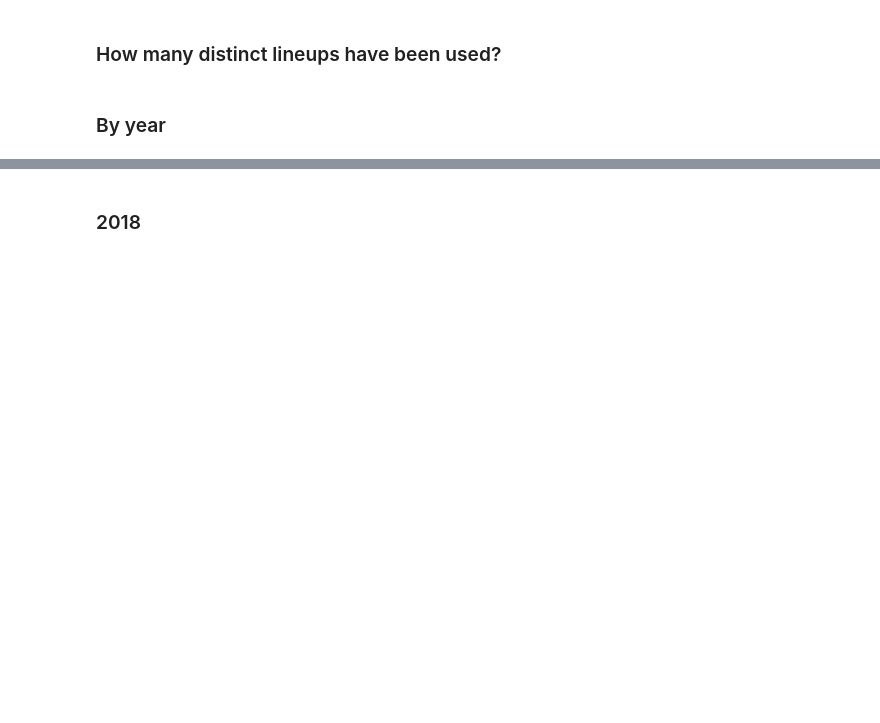
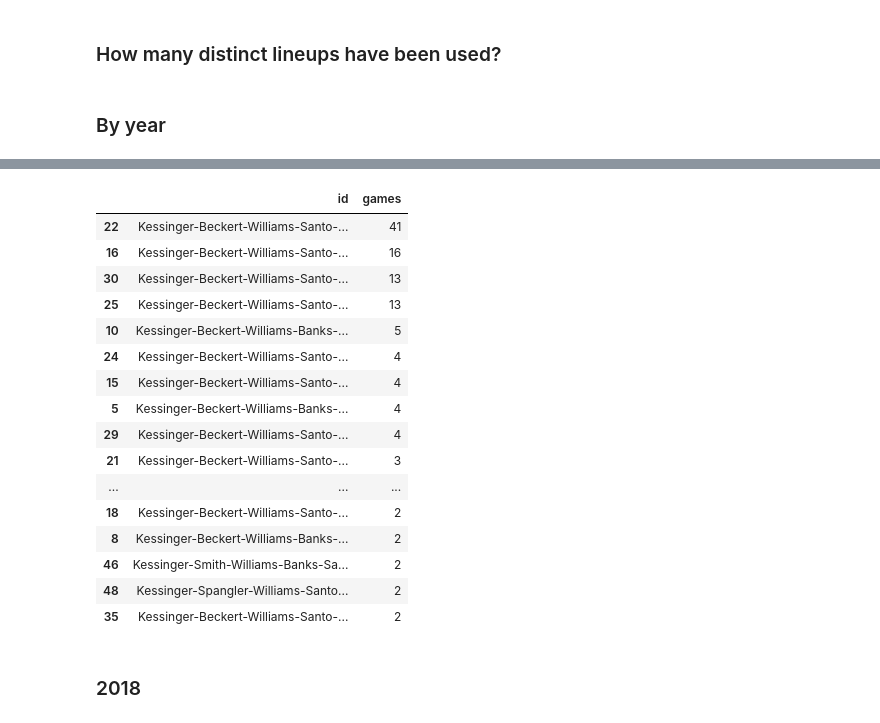
Before and after one commit to palewire/baseball-notebooks, a Jupyter notebook: cubs-lineups.ipynb, the cells around one changed output, grey strips where cells are left out. Cells and saved outputs as stored; diff of their text form; code cells hidden in the pictures; blank space fills up the shorter version.

```diff
--- a/cubs-lineups.ipynb
+++ b/cubs-lineups.ipynb
@@ -72,0 +86,2 @@ alt.Chart(lineups_by_year).mark_bar().encode(
+# %%
+df_1968 = df[df.year == 1968]
@@ -73,3 +96,25 @@ alt.Chart(lineups_by_year).mark_bar().encode(
+# %%
+top_lineups = df_1968.groupby("id").size().rename("games").reset_index().sort_values("games", ascending=False)
+# %%
+top_lineups[top_lineups.games > 1]
+# %% [output]
+|  | id | games |
+| 22 | Kessinger-Beckert-Williams-Santo-... | 41 |
+| 16 | Kessinger-Beckert-Williams-Santo-... | 16 |
+| 30 | Kessinger-Beckert-Williams-Santo-... | 13 |
+| 25 | Kessinger-Beckert-Williams-Santo-... | 13 |
+| 10 | Kessinger-Beckert-Williams-Banks-... | 5 |
+| 24 | Kessinger-Beckert-Williams-Santo-... | 4 |
+| 15 | Kessinger-Beckert-Williams-Santo-... | 4 |
+| 5 | Kessinger-Beckert-Williams-Banks-... | 4 |
+| 29 | Kessinger-Beckert-Williams-Santo-... | 4 |
+| 21 | Kessinger-Beckert-Williams-Santo-... | 3 |
+| ... | ... | ... |
+| 18 | Kessinger-Beckert-Williams-Santo-... | 2 |
+| 8 | Kessinger-Beckert-Williams-Banks-... | 2 |
+| 46 | Kessinger-Smith-Williams-Banks-Sa... | 2 |
+| 48 | Kessinger-Spangler-Williams-Santo... | 2 |
+| 35 | Kessinger-Beckert-Williams-Santo-... | 2 |
 # %% [markdown]
 ### 2018
 # %%
```
Also changed, not shown: parts of 2 cells of this notebook.
